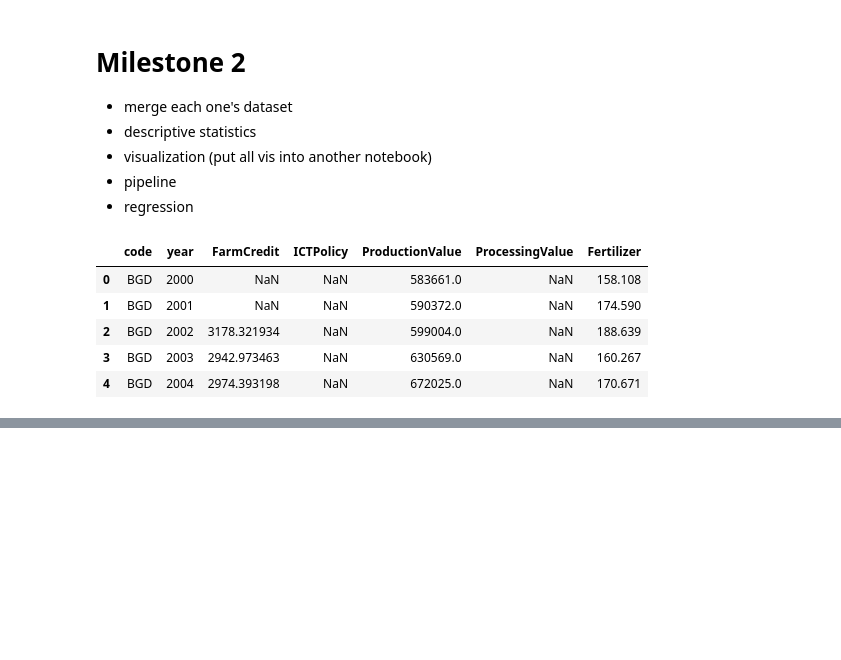
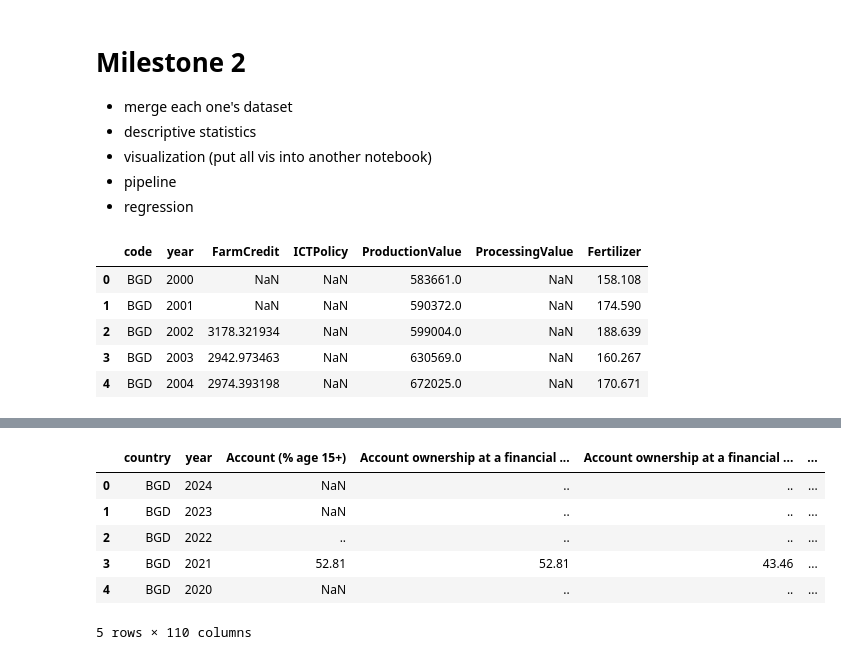
Before and after one commit to wanzi-wang/graspp_2025s_fintech, a Jupyter notebook: notebooks/Milestone_2.ipynb, the cells around one changed output, grey strips where cells are left out. Saved outputs shown, nothing was run; the diff lists cells and outputs as text; code cells hidden in the pictures; blank space fills up the shorter version.

```diff
--- a/notebooks/Milestone_2.ipynb
+++ b/notebooks/Milestone_2.ipynb
@@ -11,8 +11,8 @@ import pandas as pd
 df_agri = pd.read_csv('../data/processed/Agriculture_data.csv')
 #df_mobile = pd.read_csv('../data/processed/IMF_mobilemoney.csv')
 df_con = pd.read_csv('../data/processed/control_var.csv')
-#df_gfi = pd.read_csv('../data/processed/merged_output.csv')
-#df_staple = pd.read_csv('../data/processed/StapleFoodStability.csv')
+df_gfi = pd.read_csv('../data/processed/merged_output_wide.csv')
+df_staple = pd.read_csv('../data/processed/StapleFoodStability_adjusted.csv')
 df_access= pd.read_csv('../data/processed/access_merged.csv')
 # %%
 df_agri.head(5)
@@ -52,0 +69,10 @@ df_con.head(5)
+# %%
+df_gfi.head(5)
+# %% [output]
+|  | country | year | Account (% age 15+) | Account ownership at a financial ... | Account ownership at a financial ... | ... |
+| 0 | BGD | 2024 | NaN | .. | .. | ... |
+| 1 | BGD | 2023 | NaN | .. | .. | ... |
+| 2 | BGD | 2022 | .. | .. | .. | ... |
+| 3 | BGD | 2021 | 52.81 | 52.81 | 43.46 | ... |
+| 4 | BGD | 2020 | NaN | .. | .. | ... |
+5 rows × 110 columns
```
Also changed, not shown: parts of 5 cells of this notebook, 1 other file.
